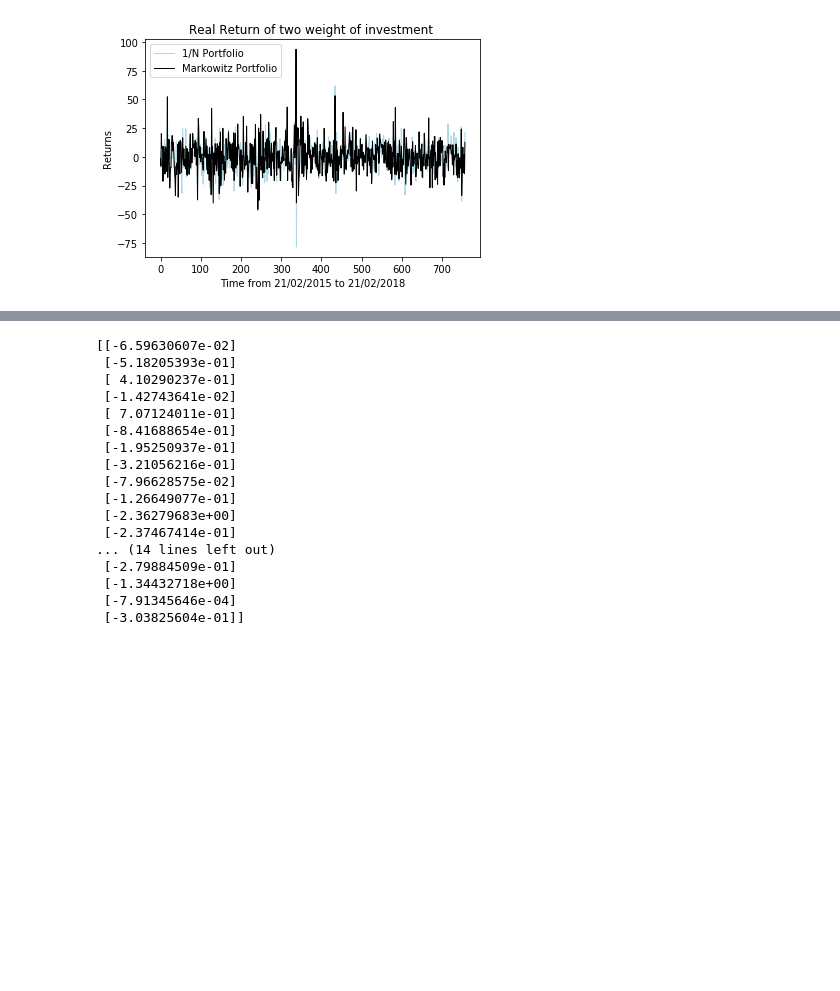
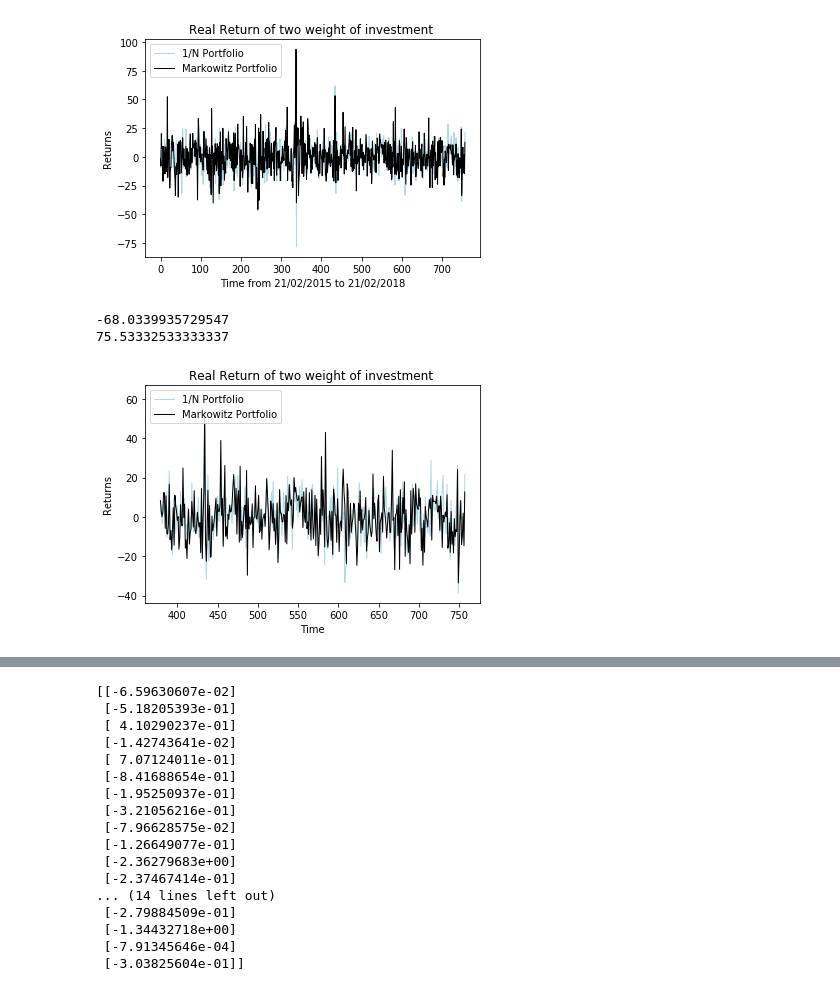
Before and after one commit to Trouble404/Computational-Finance-coursework, a Jupyter notebook: comp6212.ipynb, the cells around one changed output, grey strips where cells are left out. Cells and saved outputs as stored; diff of their text form; code cells hidden in the pictures; blank space fills up the shorter version.

```diff
--- a/comp6212.ipynb
+++ b/comp6212.ipynb
@@ -360,3 +361,31 @@ plt.savefig("Real Return of two weight of investment.PNG", dpi = 600)
 plt.show()
 # %% [output]
 [figure]
+# %%
+half_result_1 = result_1[train_T:T]
+half_result_2 = result_2[train_T:T]
+
+print(half_result_1.sum())
+print(half_result_2.sum())
+# %% [output]
+-68.0339935729547
+75.53332533333337
+# %%
+f7 = plt.figure(7)
+time = np.arange(T)
+time = time[train_T:T]
+plt.plot(time,half_result_2, linewidth = '1', color='lightblue', label = "1/N Portfolio")
+plt.plot(time,half_result_1, linewidth = '1', color='k', label = "Markowitz Portfolio")
+
+#plt.grid()
+plt.legend(loc='upper left')
+plt.title('Real Return of two weight of investment ')
+plt.xlabel("Time")
+plt.ylabel("Returns")
+# plt with same scale
+#plt.ylim(0,0.25)
+#plt.xlim(0.09,0.205)
+plt.savefig("Real Return of two weight of investment- Remainder time.PNG", dpi = 600)
+plt.show()
+# %% [output]
+[figure, added]
```
Also changed, not shown: parts of 6 cells of this notebook.
